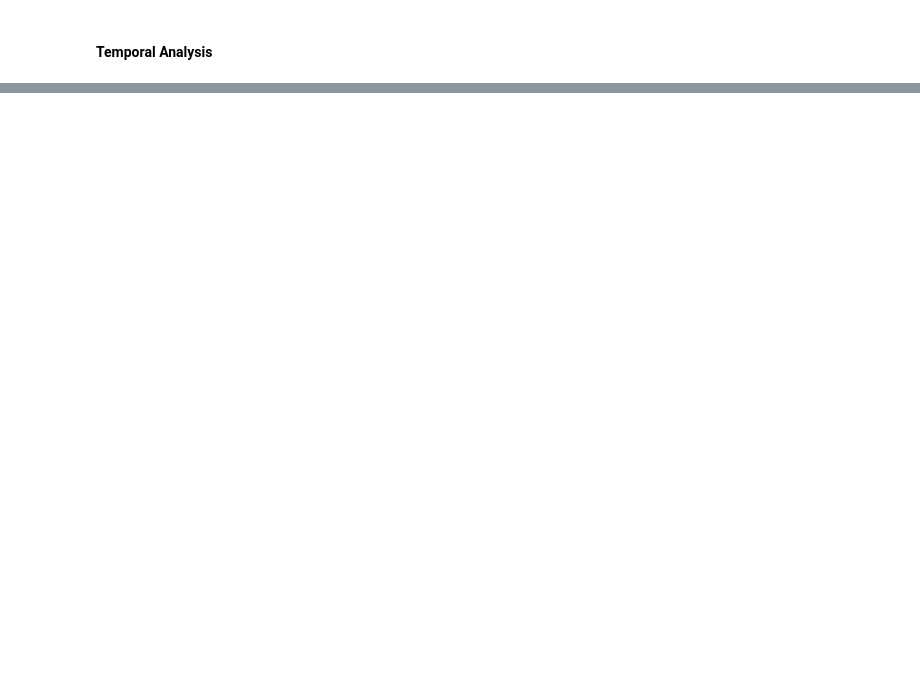
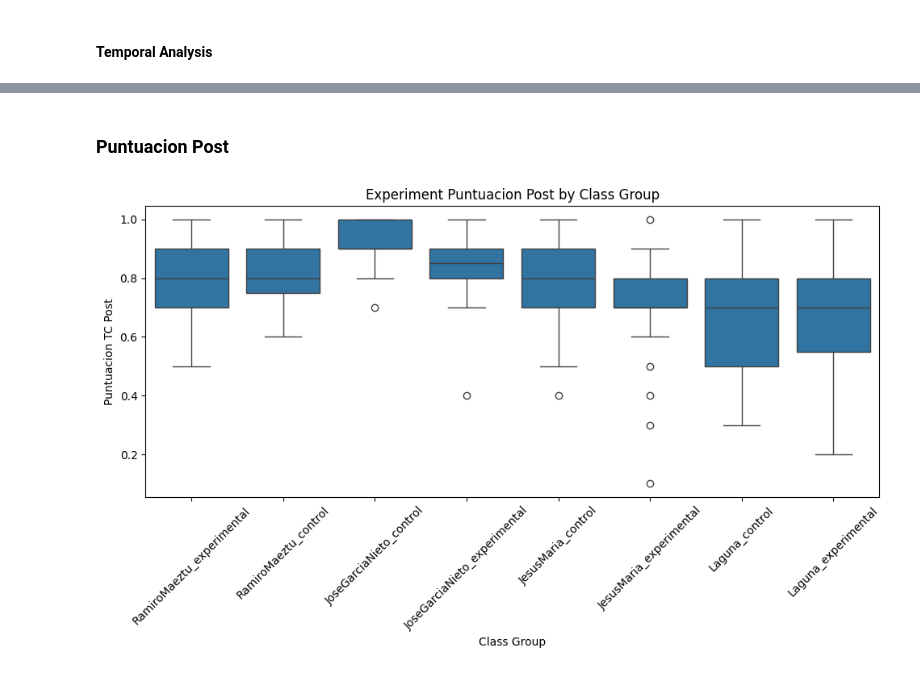
Before and after one commit to IBiDat/va-educational-impact, a Jupyter notebook: src/notebooks/forms/forms_temporal_data_exploration.ipynb, the cells around one changed output, grey strips where cells are left out. Cells and saved outputs as stored; diff of their text form; code cells hidden in the pictures; blank space fills up the shorter version.

```diff
--- a/src/notebooks/forms/forms_temporal_data_exploration.ipynb
+++ b/src/notebooks/forms/forms_temporal_data_exploration.ipynb
@@ -80,0 +241,23 @@ shape: (191, 9)
+# %% [markdown]
+### Puntuacion Post
+# %%
+import seaborn as sns
+import matplotlib.pyplot as plt
+
+fig, ax = plt.subplots(figsize=(10, 6))
+
+sns.boxplot(
+    data=combined_df.to_pandas(),
+    x="class_group",
+    y="puntuacion_tc_post",
+    ax=ax
+)
+
+ax.set_title("Experiment Puntuacion Post by Class Group")
+ax.set_xlabel("Class Group")
+ax.set_ylabel("Puntuacion TC Post")
+plt.xticks(rotation=45)
+plt.tight_layout()
+plt.show()
+# %% [output]
+[figure, added]
```
Also changed, not shown: parts of 17 cells of this notebook, 3 other files.
